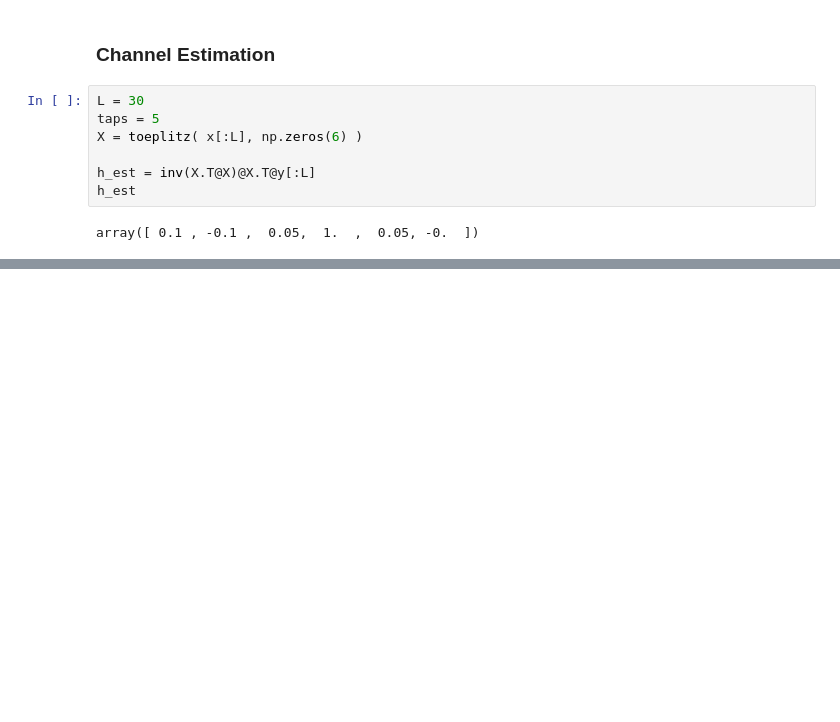
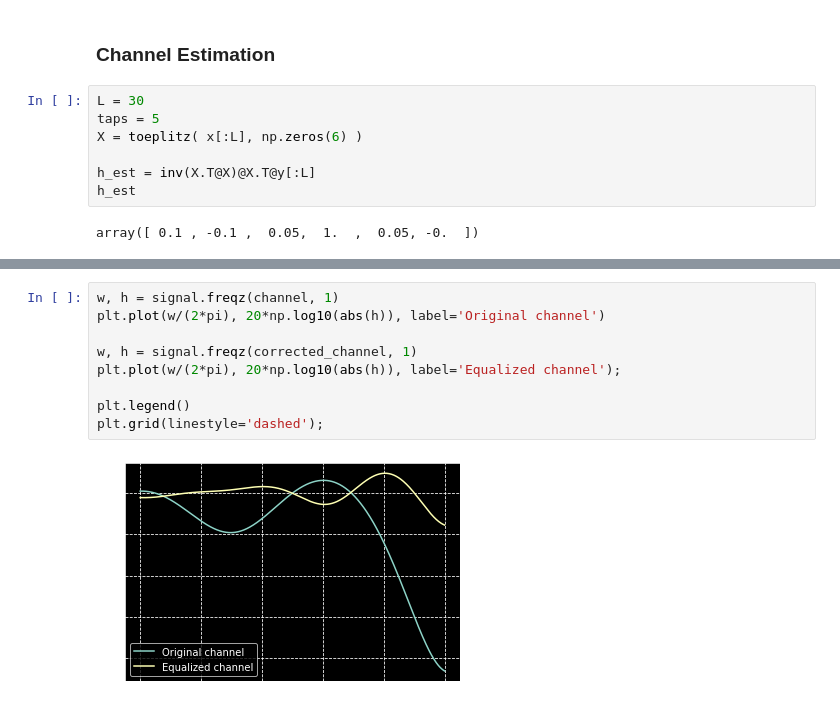
Before and after one commit to mohantyk/dsp_in_comm, a Jupyter notebook: chap4.ipynb, the cells around one changed output, grey strips where cells are left out. Cells and saved outputs as stored; diff of their text form; blank space fills up the shorter version.

```diff
--- a/chap4.ipynb
+++ b/chap4.ipynb
@@ -81,0 +137,11 @@ array([ 0.1 , -0.1 ,  0.05,  1.  ,  0.05, -0.  ])
+# %%
+w, h = signal.freqz(channel, 1)
+plt.plot(w/(2*pi), 20*np.log10(abs(h)), label='Original channel')
+
+w, h = signal.freqz(corrected_channel, 1)
+plt.plot(w/(2*pi), 20*np.log10(abs(h)), label='Equalized channel');
+
+plt.legend()
+plt.grid(linestyle='dashed');
+# %% [output]
+[figure, added]
```
Also changed, not shown: parts of 22 cells of this notebook.
